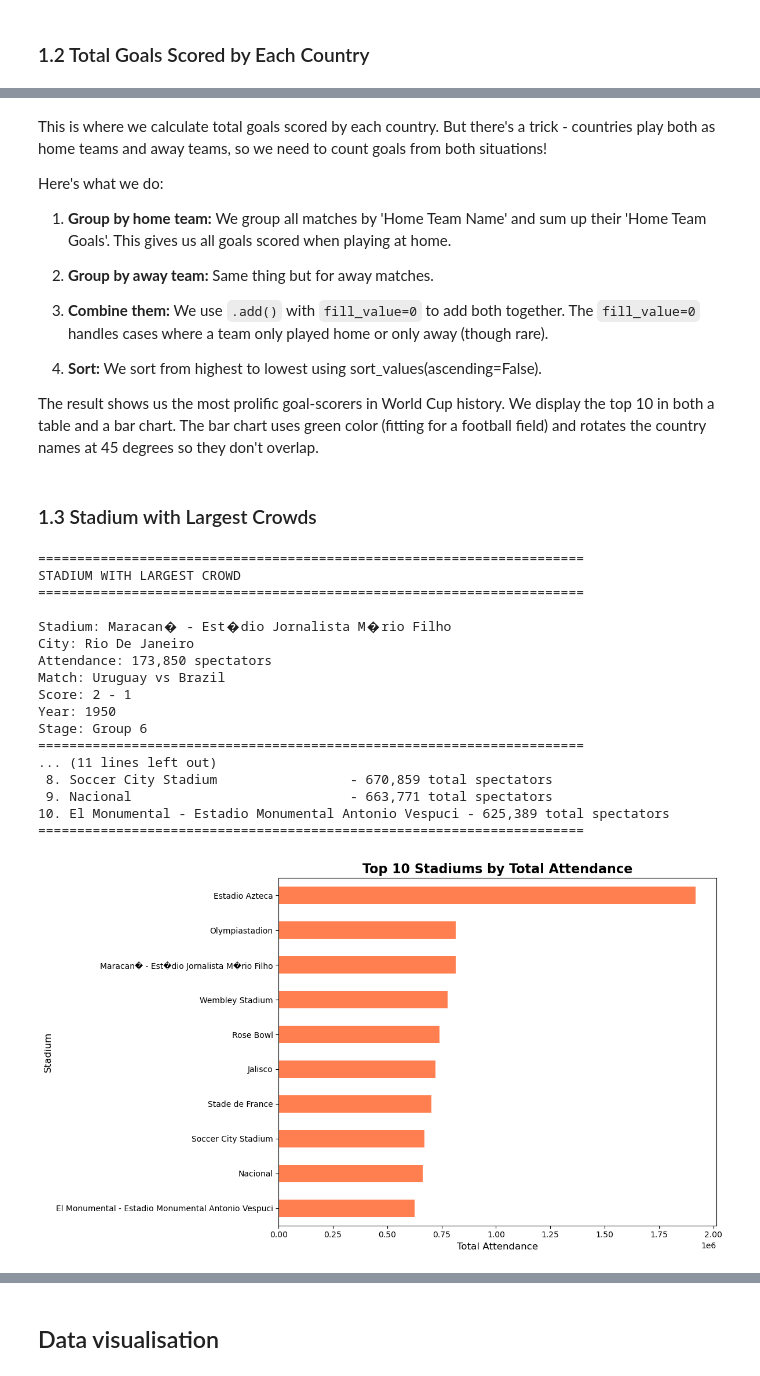
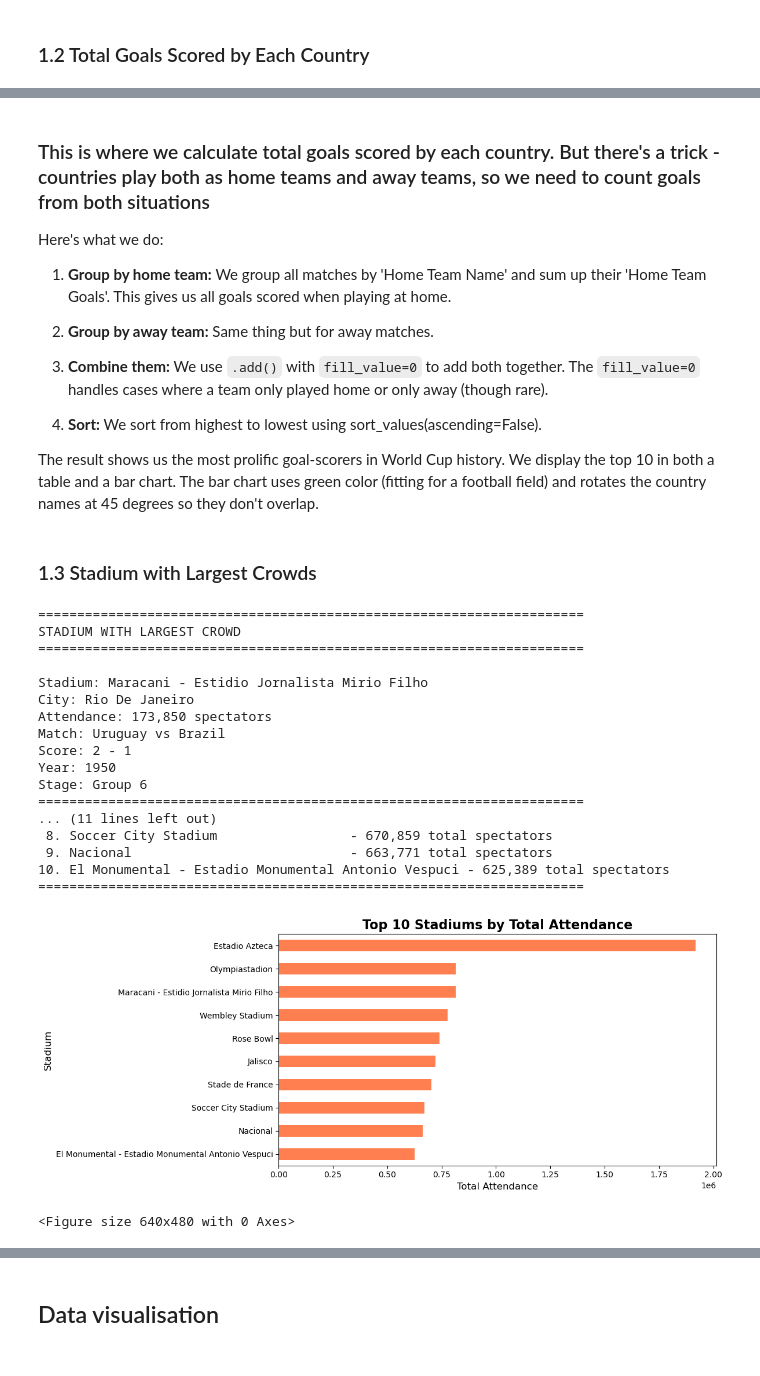
Before and after one commit to 99DJ89/MN5813--Individual--project--FIFA-WORLDCUPS, a Jupyter notebook: MN5813 Individual project .ipynb, the cells around one changed output, grey strips where cells are left out. Drawn from its saved outputs; the diff is of its cells as text; code cells hidden in the pictures.

```diff
--- a/MN5813 Individual project .ipynb
+++ b/MN5813 Individual project .ipynb
@@ -560,5 +550,5 @@ Top 10 Goal-Scoring Nations:
 # %% [markdown]
-This is where we calculate total goals scored by each country. But there's a trick - countries play both as home teams and away teams, so we need to count goals from both situations!
+### This is where we calculate total goals scored by each country. But there's a trick - countries play both as home teams and away teams, so we need to count goals from both situations
 
 Here's what we do:
 
@@ -599,33 +589,38 @@ print("TOP 10 STADIUMS BY TOTAL ATTENDANCE (All Matches Combined)")
 print("=" * 70)
 for i, (stadium, total_att) in enumerate(stadium_attendance.head(10).items(), 1):
     print(f"{i:2d}. {stadium:35s} - {int(total_att):,} total spectators")
 print("=" * 70)
 
 # Visualize
-plt.figure(figsize=(12, 7))
+plt.figure(figsize=(12, 5))
 stadium_attendance.head(10).plot(kind='barh', color='coral')
 plt.title('Top 10 Stadiums by Total Attendance', fontsize=16, fontweight='bold')
 plt.xlabel('Total Attendance', fontsize=12)
 plt.ylabel('Stadium', fontsize=12)
 plt.gca().invert_yaxis()
 plt.tight_layout()
 plt.show()
+
+# Save the chart as PNG file
+plt.savefig("Top 10 Stadiums by Total Attendance", dpi=300, bbox_inches="tight")
+plt.show()
 # %% [output]
 ======================================================================
 STADIUM WITH LARGEST CROWD
 ======================================================================
 
-Stadium: Maracan� - Est�dio Jornalista M�rio Filho
+Stadium: Maracani - Estidio Jornalista Mirio Filho
 City: Rio De Janeiro
 Attendance: 173,850 spectators
 Match: Uruguay vs Brazil
 Score: 2 - 1
 Year: 1950
 Stage: Group 6
 ======================================================================
 ... (11 lines left out)
  8. Soccer City Stadium                 - 670,859 total spectators
  9. Nacional                            - 663,771 total spectators
 10. El Monumental - Estadio Monumental Antonio Vespuci - 625,389 total spectators
 ======================================================================
-[figure, old version]
+[figure, new version]
+<Figure size 640x480 with 0 Axes>
```
Also changed, not shown: parts of 23 cells of this notebook, 4 other files.
